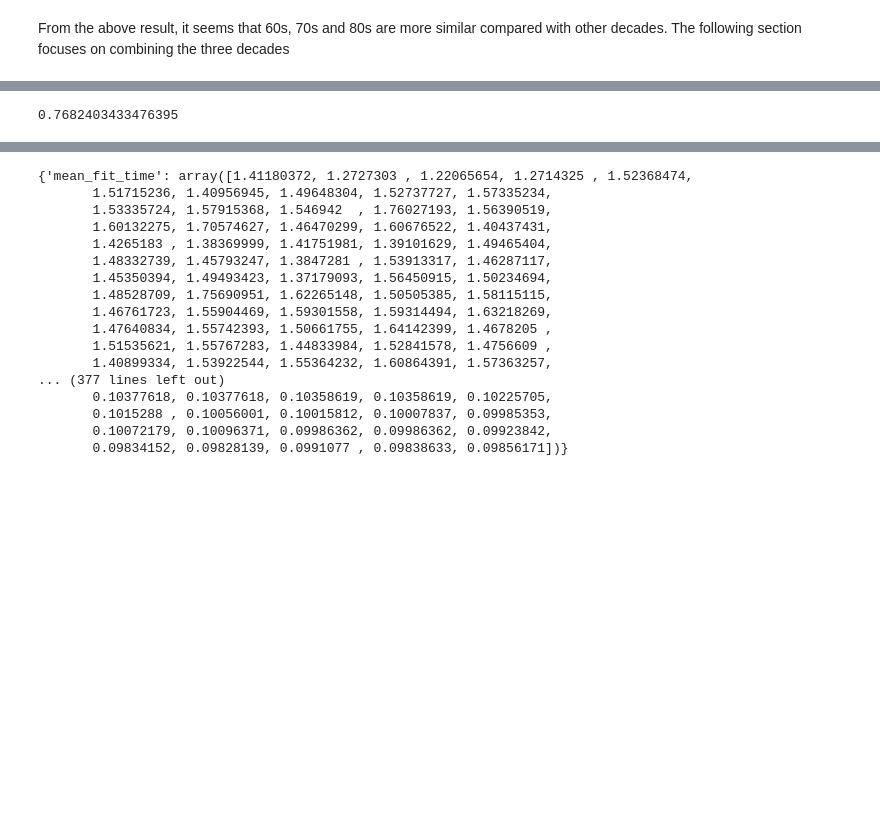
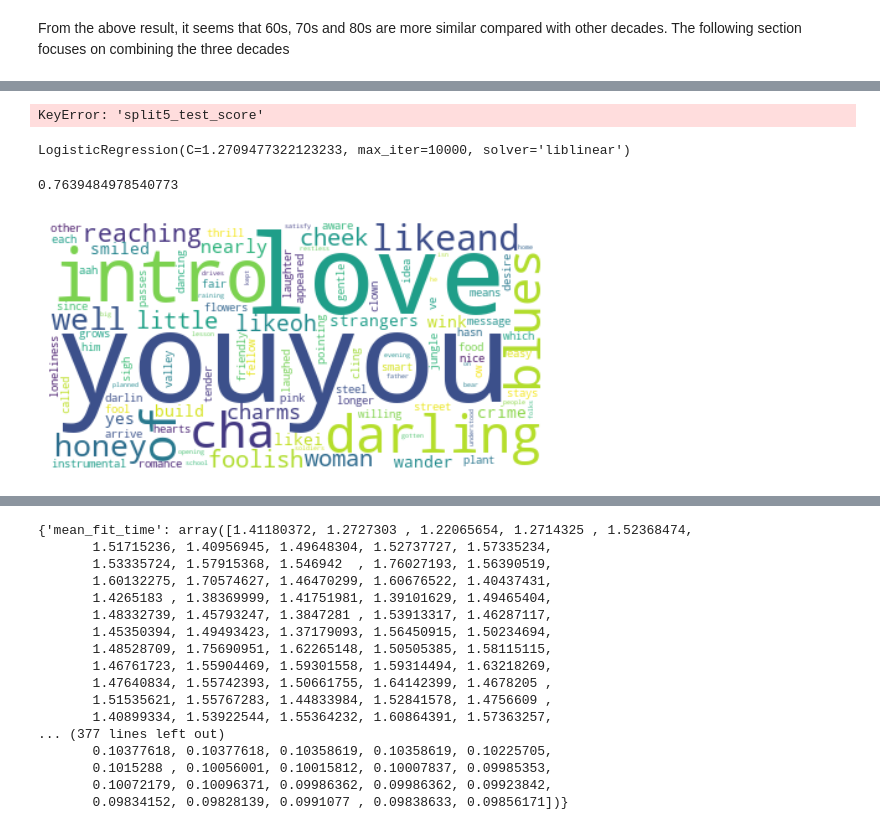
Before and after one commit to Toby-X/Lyrics-Generation-Analysis, a Jupyter notebook: preprocess.ipynb, the cells around one changed output, grey strips where cells are left out. Saved outputs shown, nothing was run; the diff lists cells and outputs as text; code cells hidden in the pictures; blank space fills up the shorter version.

```diff
--- a/preprocess.ipynb
+++ b/preprocess.ipynb
@@ -609,7 +662,30 @@ test_label_com = test_label_com.reshape((-1,))
+# %%
+plt.plot(1/ np.log(np.linspace(np.exp(1e-3),np.exp(1.5),num=100,dtype=np.float64)),clf.cv_results_['split4_test_score'])
+# %% [output]
+KeyError: 'split5_test_score'
+# %%
+clf.best_estimator_
+# %% [output]
+LogisticRegression(C=1.2709477322123233, max_iter=10000, solver='liblinear')
 # %%
-mr = LogisticRegression(penalty='l2',solver="liblinear").fit(data_train_scaled.iloc[:,:(data_train_scaled.shape[1]-1)],train_label_com)
+mr = LogisticRegression(penalty='l2',solver="liblinear",C=0.55).fit(data_train_scaled.iloc[:,:(data_train_scaled.shape[1]-1)],train_label_com)
 pred = mr.predict(data_test_scaled.iloc[:,:(data_test_scaled.shape[1]-1)])
 
 print(sum(pred == test_label_com)/len(pred))
 # %% [output]
-0.7682403433476395
+0.7639484978540773
+# %%
+mr_coef_all = mr.coef_
+mr_coef_0 = np.argsort(mr_coef_all[0,14:(mr_coef_all.shape[1]-2)])+14
+mr_coef_0 = mr_coef_0[::-1]
+mr_word_0 = [word_name[mr_coef_0[i]] for i in range(100)]
+word_freq_0 = [round(mr_coef_all[0,mr_coef_0[i]]*100) for i in range(100)]
+word_freq_0 = {mr_word_0[i]:word_freq_0[i] for i in range(100)}
+# %%
+wordcloud1 = WordCloud(background_color="white")
+wordcloud0 = wordcloud1.generate_from_frequencies(word_freq_0)
+plt.imshow(wordcloud0,interpolation="bilinear")
+plt.axis("off")
+plt.show()
+# %% [output]
+[figure, added]
```
Also changed, not shown: parts of 49 cells of this notebook, 9 other files.
